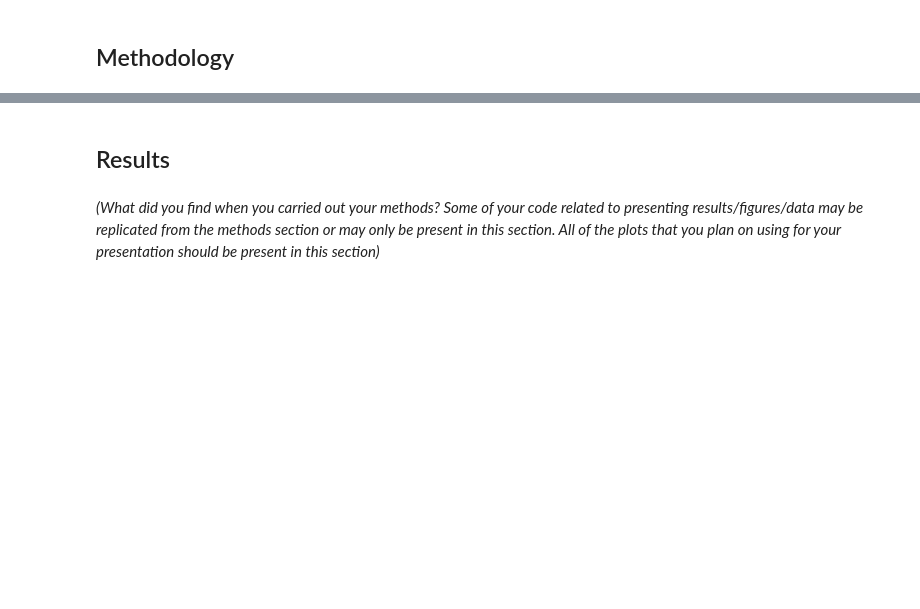
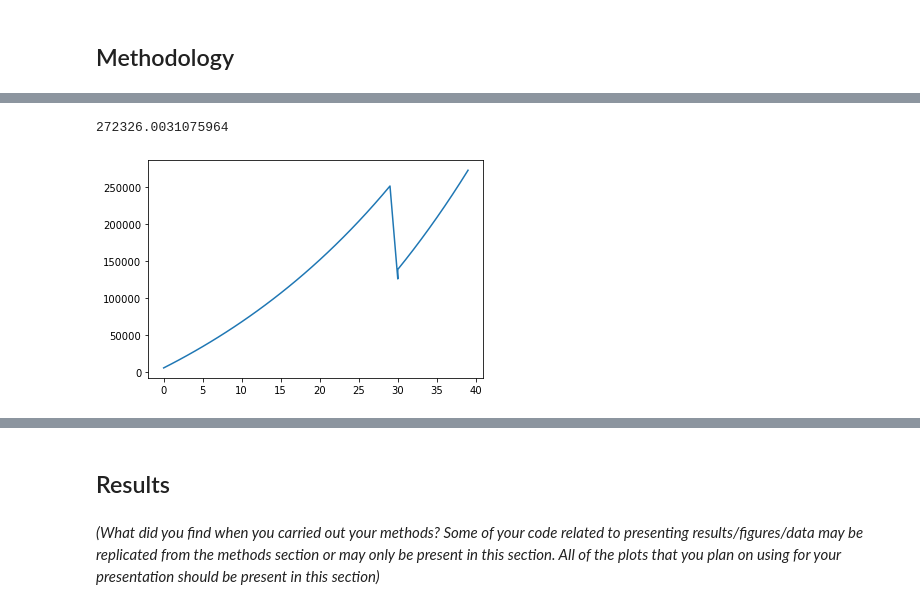
Before and after one commit to aniessaterps/CMSE202_Honors_Project, a Jupyter notebook: CMSE202_HonorsOption_AniessaTerpstra.ipynb, the cells around one changed output, grey strips where cells are left out. Drawn from its saved outputs; the diff is of its cells as text; code cells hidden in the pictures; blank space fills up the shorter version.

```diff
--- a/CMSE202_HonorsOption_AniessaTerpstra.ipynb
+++ b/CMSE202_HonorsOption_AniessaTerpstra.ipynb
@@ -79,0 +121,7 @@ class retirement():
+# %%
+eve = retirement(0,.005,40,70000,.1)
+eve.get_contributions()
+eve.update(divorce_age=30)
+# %% [output]
+272326.0031075964
+[figure, added]
```
Also changed, not shown: parts of 20 cells of this notebook.
